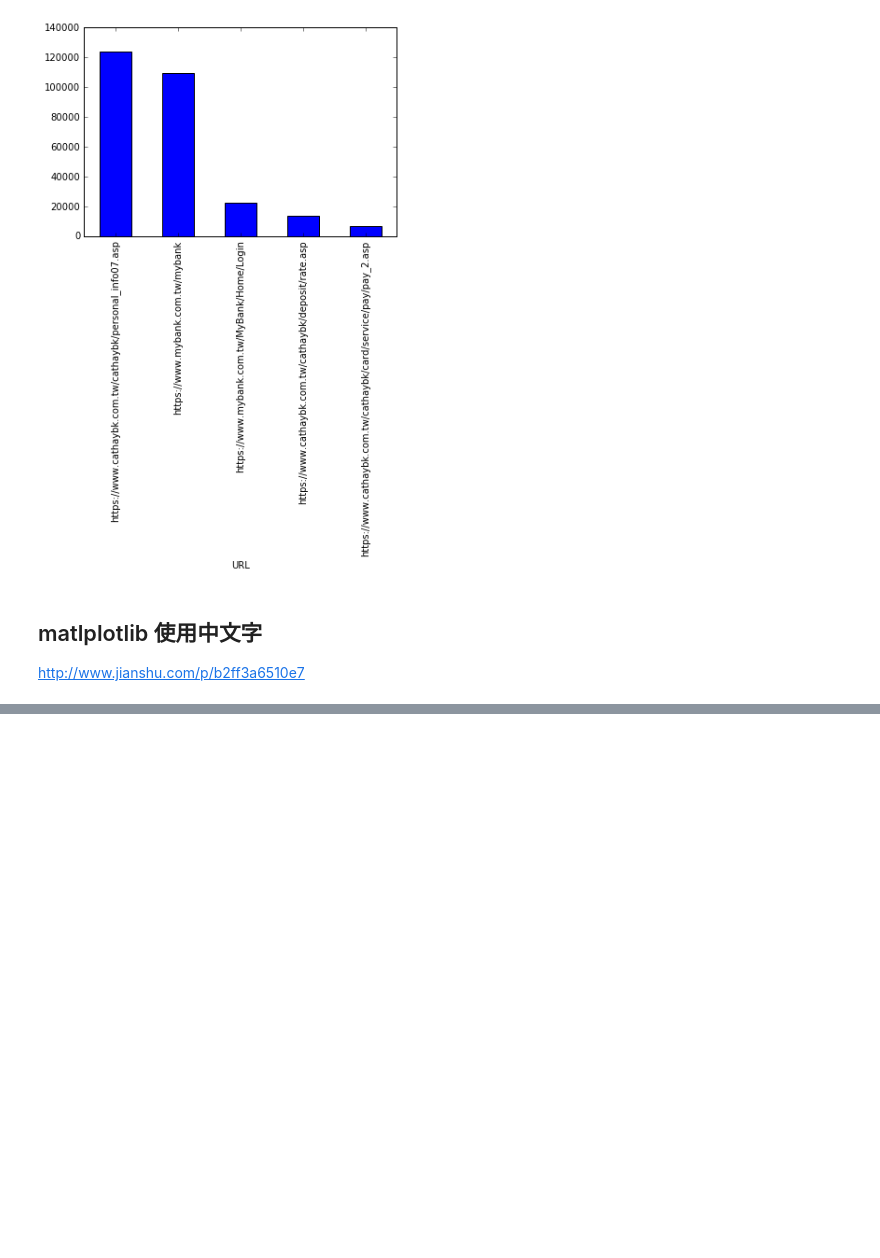
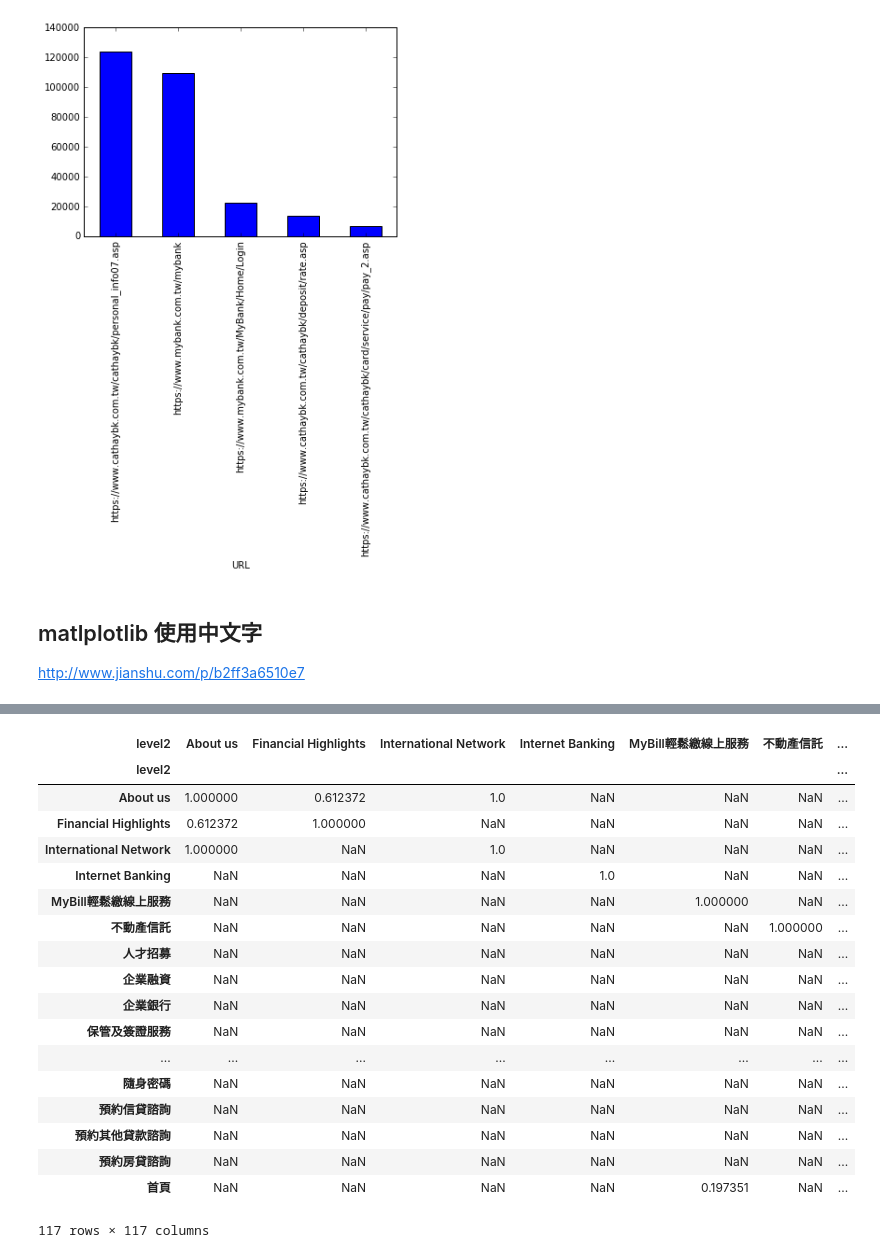
Before and after one commit to ywchiu/cathaybkpython, a Jupyter notebook: 20160901Demo.ipynb, the cells around one changed output, grey strips where cells are left out. Saved outputs shown, nothing was run; the diff lists cells and outputs as text; code cells hidden in the pictures; blank space fills up the shorter version.

```diff
--- a/20160901Demo.ipynb
+++ b/20160901Demo.ipynb
@@ -609,0 +622,2 @@ http://www.jianshu.com/p/b2ff3a6510e7
+# %%
+sesssion_done = session_grpby_cat2.reset_index(['層級2'])
@@ -609,0 +634,4 @@ http://www.jianshu.com/p/b2ff3a6510e7
+# %%
+sesssion_done.columns = ['level2', 'Count']
+# %%
+sesssion_done = sesssion_done.reset_index(['SessionNumber'])
@@ -609,0 +647,2 @@ http://www.jianshu.com/p/b2ff3a6510e7
+# %%
+pivoted = sesssion_done.pivot(index='SessionNumber', columns='level2', values='Count')
@@ -609,0 +660,22 @@ http://www.jianshu.com/p/b2ff3a6510e7
+# %%
+pivoted.corr()
+# %% [output]
+| level2 | About us | Financial Highlights | International Network | Internet Banking | MyBill輕鬆繳線上服務 | 不動產信託 | ... |
+| level2 |  |  |  |  |  |  | ... |
+| About us | 1.000000 | 0.612372 | 1.0 | NaN | NaN | NaN | ... |
+| Financial Highlights | 0.612372 | 1.000000 | NaN | NaN | NaN | NaN | ... |
+| International Network | 1.000000 | NaN | 1.0 | NaN | NaN | NaN | ... |
+| Internet Banking | NaN | NaN | NaN | 1.0 | NaN | NaN | ... |
+| MyBill輕鬆繳線上服務 | NaN | NaN | NaN | NaN | 1.000000 | NaN | ... |
+| 不動產信託 | NaN | NaN | NaN | NaN | NaN | 1.000000 | ... |
+| 人才招募 | NaN | NaN | NaN | NaN | NaN | NaN | ... |
+| 企業融資 | NaN | NaN | NaN | NaN | NaN | NaN | ... |
+| 企業銀行 | NaN | NaN | NaN | NaN | NaN | NaN | ... |
+| 保管及簽證服務 | NaN | NaN | NaN | NaN | NaN | NaN | ... |
+| ... | ... | ... | ... | ... | ... | ... | ... |
+| 隨身密碼 | NaN | NaN | NaN | NaN | NaN | NaN | ... |
+| 預約信貸諮詢 | NaN | NaN | NaN | NaN | NaN | NaN | ... |
+| 預約其他貸款諮詢 | NaN | NaN | NaN | NaN | NaN | NaN | ... |
+| 預約房貸諮詢 | NaN | NaN | NaN | NaN | NaN | NaN | ... |
+| 首頁 | NaN | NaN | NaN | NaN | 0.197351 | NaN | ... |
+117 rows × 117 columns
```
Also changed, not shown: parts of 7 cells of this notebook.
